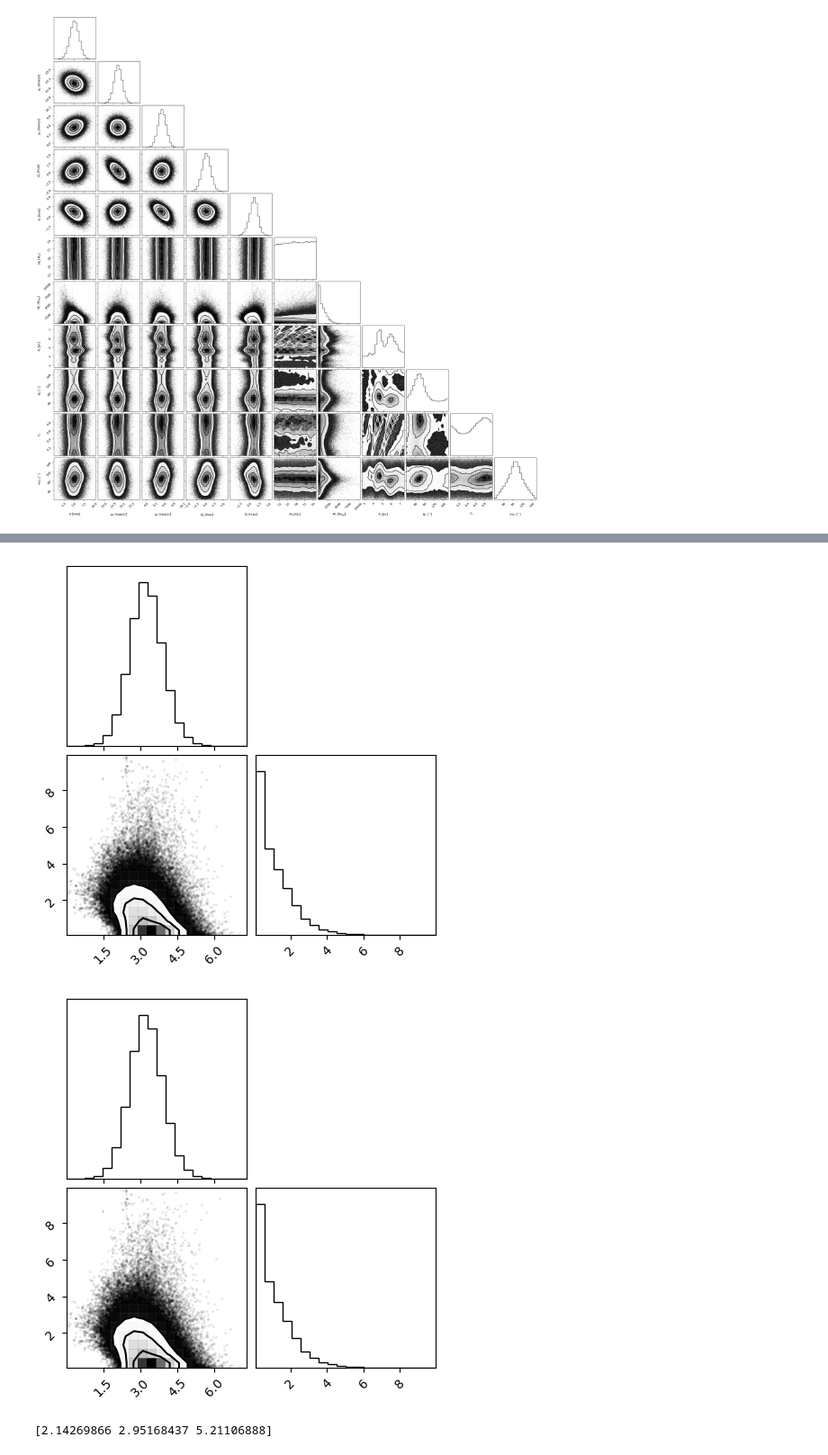
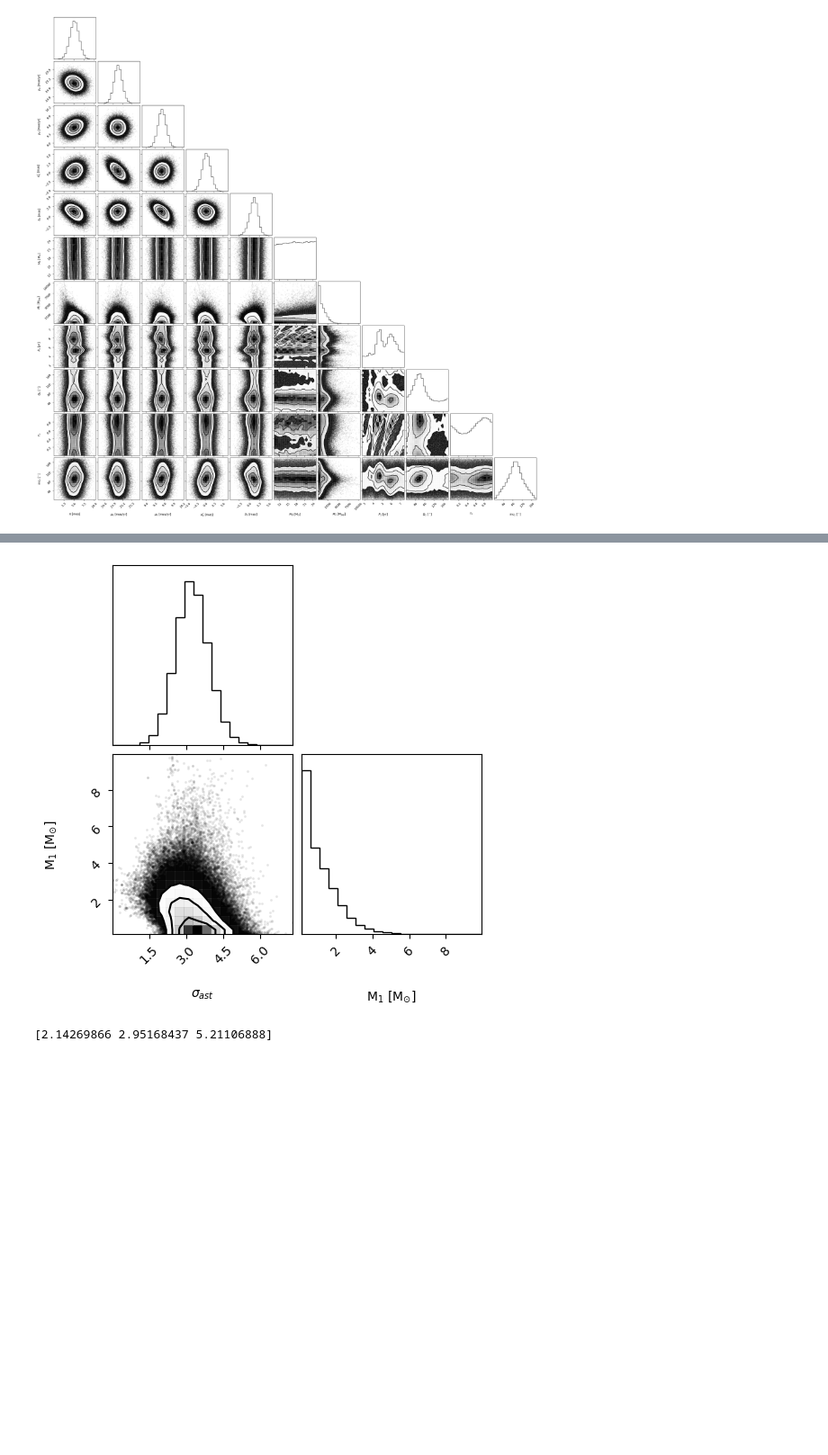
Before and after one commit to sblunt/betelgeuse, a Jupyter notebook: is_it_real.ipynb, the cells around one changed output, grey strips where cells are left out. Shown at 90% size. Saved outputs shown, nothing was run; the diff lists cells and outputs as text; code cells hidden in the pictures; blank space fills up the shorter version.

```diff
--- a/is_it_real.ipynb
+++ b/is_it_real.ipynb
@@ -9,8 +9,8 @@ from astropy.time import Time
 from scipy.stats import norm
 
 # 1A
-# planet = True
-# run_name = "planetTrue_dvdFalse_renormHIPFalse_fitradioTrue_fithipparcosTrue_burn100_total25000000"
+planet = True
+run_name = "planetTrue_dvdFalse_renormHIPFalse_fitradioTrue_fithipparcosTrue_burn100_total25000000"
 
 # 1B
 # planet = False
@@ -22,10 +22,10 @@ from scipy.stats import norm
 # run_name = "planetTrue_dvdFalse_renormHIPFalse_fitradioTrue_fithipparcosTrue_eccfree_burn100_total25000000"
 
 # 1D
-planet = True
-ecc = False
-jit = True
-run_name = "planetTrue_dvdFalse_renormHIPFalse_fitradioTrue_fithipparcosTrue_fitastromjitter_burn100_total25000000"
+# planet = True
+# ecc = False
+# jit = True
+# run_name = "planetTrue_dvdFalse_renormHIPFalse_fitradioTrue_fithipparcosTrue_fitastromjitter_burn100_total25000000"
 
 # 2A
 # planet = True
@@ -235,16 +247,19 @@ plt.savefig("{}/mass_period.png".format(savedir), dpi=250)
 # %%
 # show jitter/m1 correlation
 import corner
 
 sigma_ast = beetle_results.post[:, -1]
 
 to_plot = np.array(
-    [sigma_ast, beetle_results.post[:, beetle_results.system.param_idx["m1"]]]
+    [sigma_ast, beetle_results.post[:, beetle_results.system.param_idx["m1"]]],
 )
-corner.corner(to_plot.T)
+corner.corner(
+    to_plot.T,
+    labels=["$\sigma_{ast}$", "M$_1$ [M$_{\odot}$]"],
+)
+plt.savefig(f"{savedir}/jitter_mass.png", dpi=250)
 # %% [output]
-[figure, old version]
+[figure, new version]
-[figure, removed]
 # %%
 # compare distance for two different fits
 
```
Also changed, not shown: parts of 2 cells of this notebook, 5 other files.
